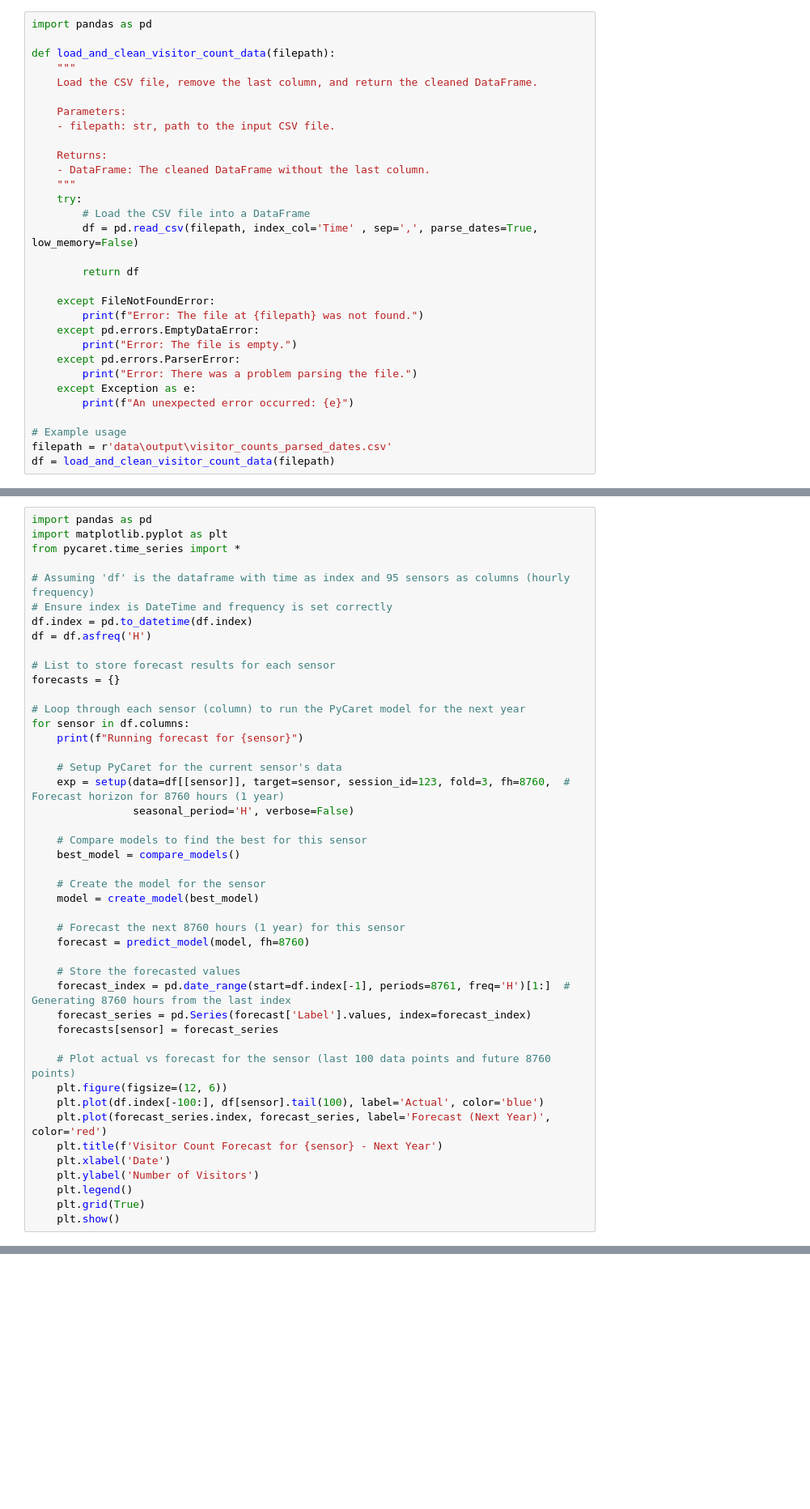
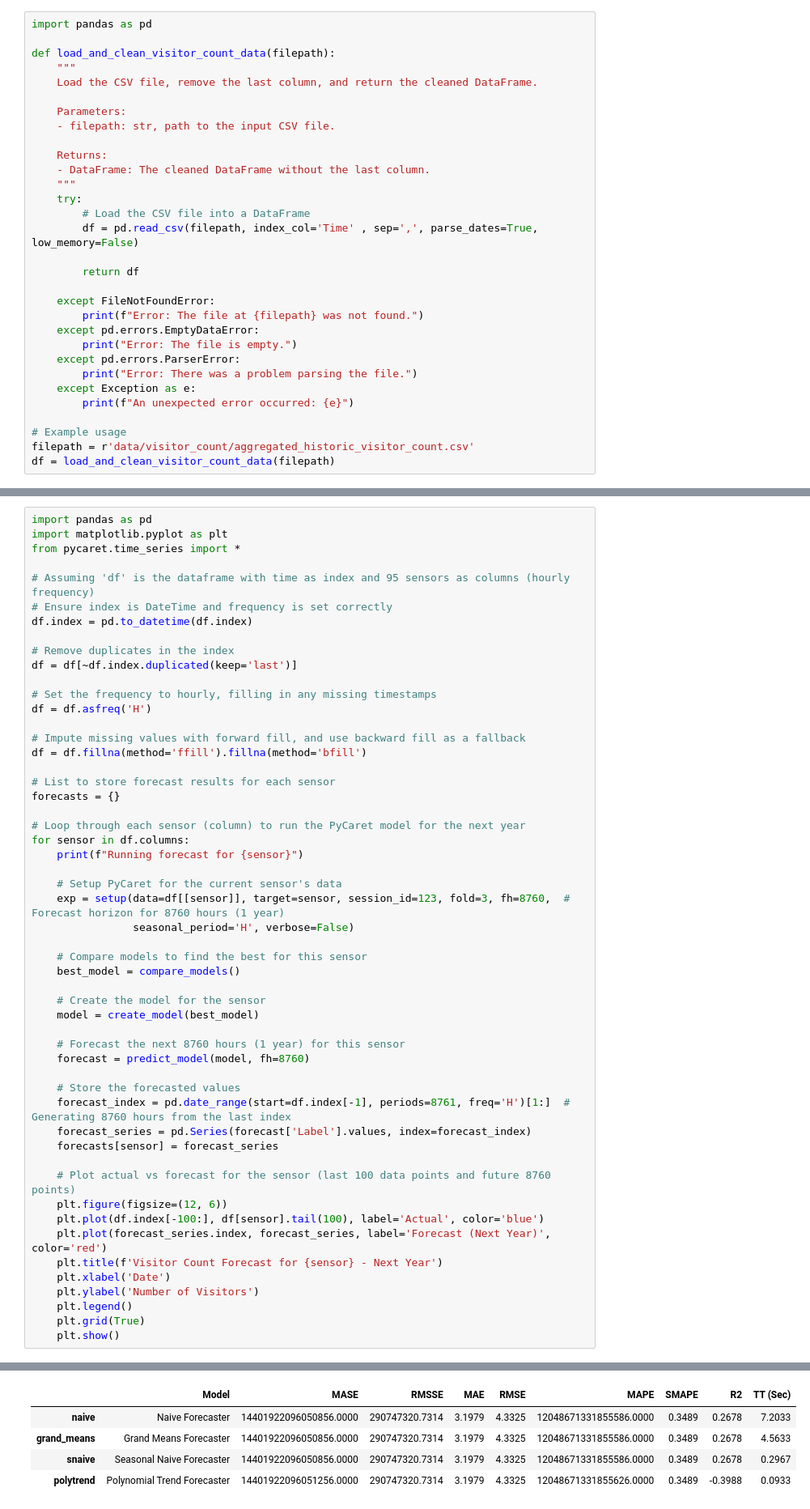
Before and after one commit to m-mango/bavarian-forest-visitor-monitoring-dssgx-24, a Jupyter notebook: forecasting_historic_sensor_data.ipynb, the cells around one changed output, grey strips where cells are left out. Shown: that part at 81% size. Drawn from its saved outputs; the diff is of its cells as text; blank space fills up the shorter version.

Commit message:
cleaned code for historic data exploration and forecasting

```diff
--- a/forecasting_historic_sensor_data.ipynb
+++ b/forecasting_historic_sensor_data.ipynb
@@ -48,5 +48,5 @@ def load_and_clean_visitor_count_data(filepath):
         print(f"An unexpected error occurred: {e}")
 
 # Example usage
-filepath = r'data\output\visitor_counts_parsed_dates.csv'
+filepath = r'data/visitor_count/aggregated_historic_visitor_count.csv'
 df = load_and_clean_visitor_count_data(filepath)
@@ -60,7 +58,15 @@ from pycaret.time_series import *
 # Assuming 'df' is the dataframe with time as index and 95 sensors as columns (hourly frequency)
 # Ensure index is DateTime and frequency is set correctly
 df.index = pd.to_datetime(df.index)
+
+# Remove duplicates in the index
+df = df[~df.index.duplicated(keep='last')]
+
+# Set the frequency to hourly, filling in any missing timestamps
 df = df.asfreq('H')
+
+# Impute missing values with forward fill, and use backward fill as a fallback
+df = df.fillna(method='ffill').fillna(method='bfill')
 
 # List to store forecast results for each sensor
 forecasts = {}
@@ -101,0 +113,5 @@ AttributeError: 'NoneType' object has no attribute 'index'
+|  | Model | MASE | RMSSE | MAE | RMSE | MAPE | SMAPE | R2 | TT (Sec) |
+| naive | Naive Forecaster | 14401922096050856.0000 | 290747320.7314 | 3.1979 | 4.3325 | 12048671331855586.0000 | 0.3489 | 0.2678 | 7.2033 |
+| grand_means | Grand Means Forecaster | 14401922096050856.0000 | 290747320.7314 | 3.1979 | 4.3325 | 12048671331855586.0000 | 0.3489 | 0.2678 | 4.5633 |
+| snaive | Seasonal Naive Forecaster | 14401922096050856.0000 | 290747320.7314 | 3.1979 | 4.3325 | 12048671331855586.0000 | 0.3489 | 0.2678 | 0.2967 |
+| polytrend | Polynomial Trend Forecaster | 14401922096051256.0000 | 290747320.7314 | 3.1979 | 4.3325 | 12048671331855626.0000 | 0.3489 | -0.3988 | 0.0933 |
```
Also changed, not shown: parts of 3 cells of this notebook.
